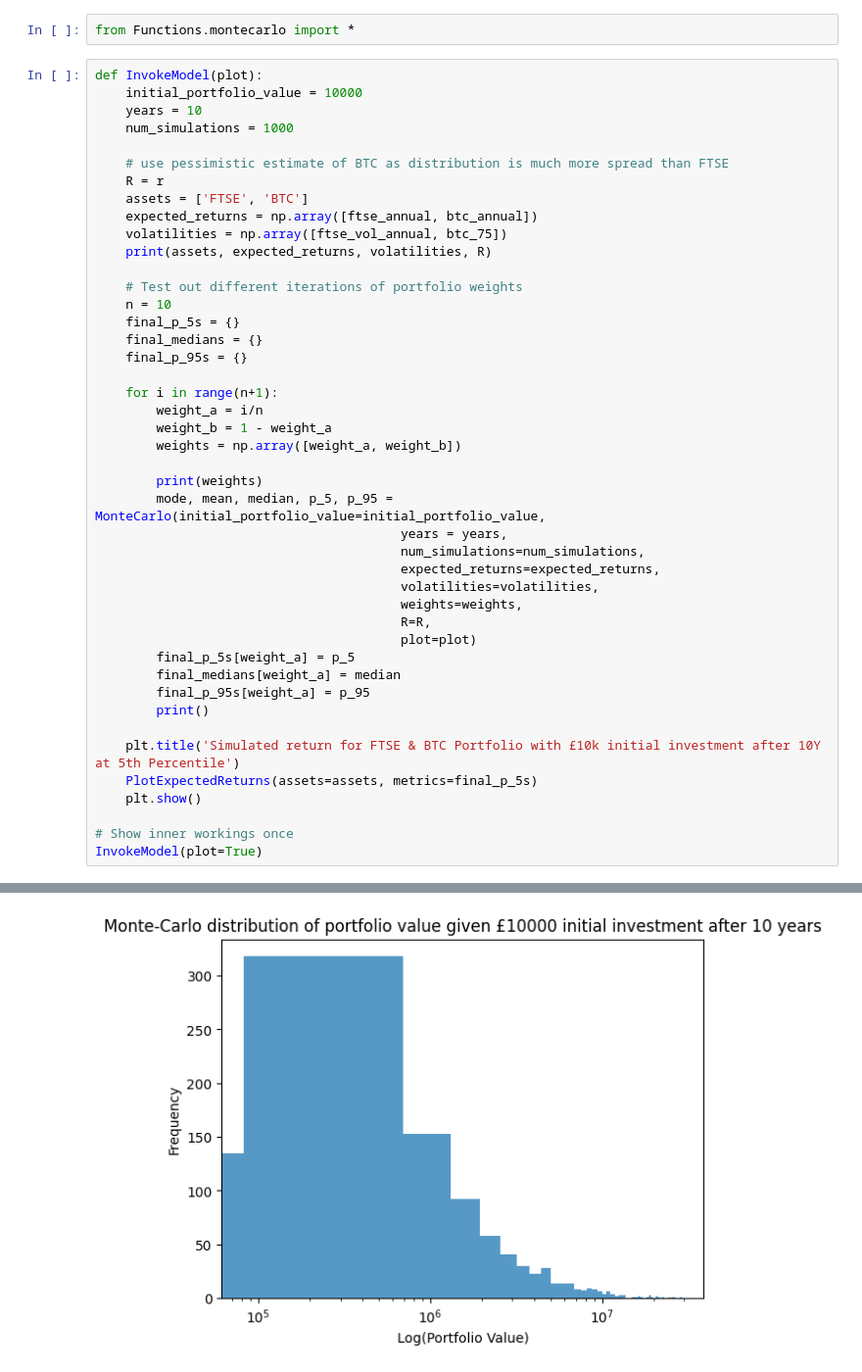
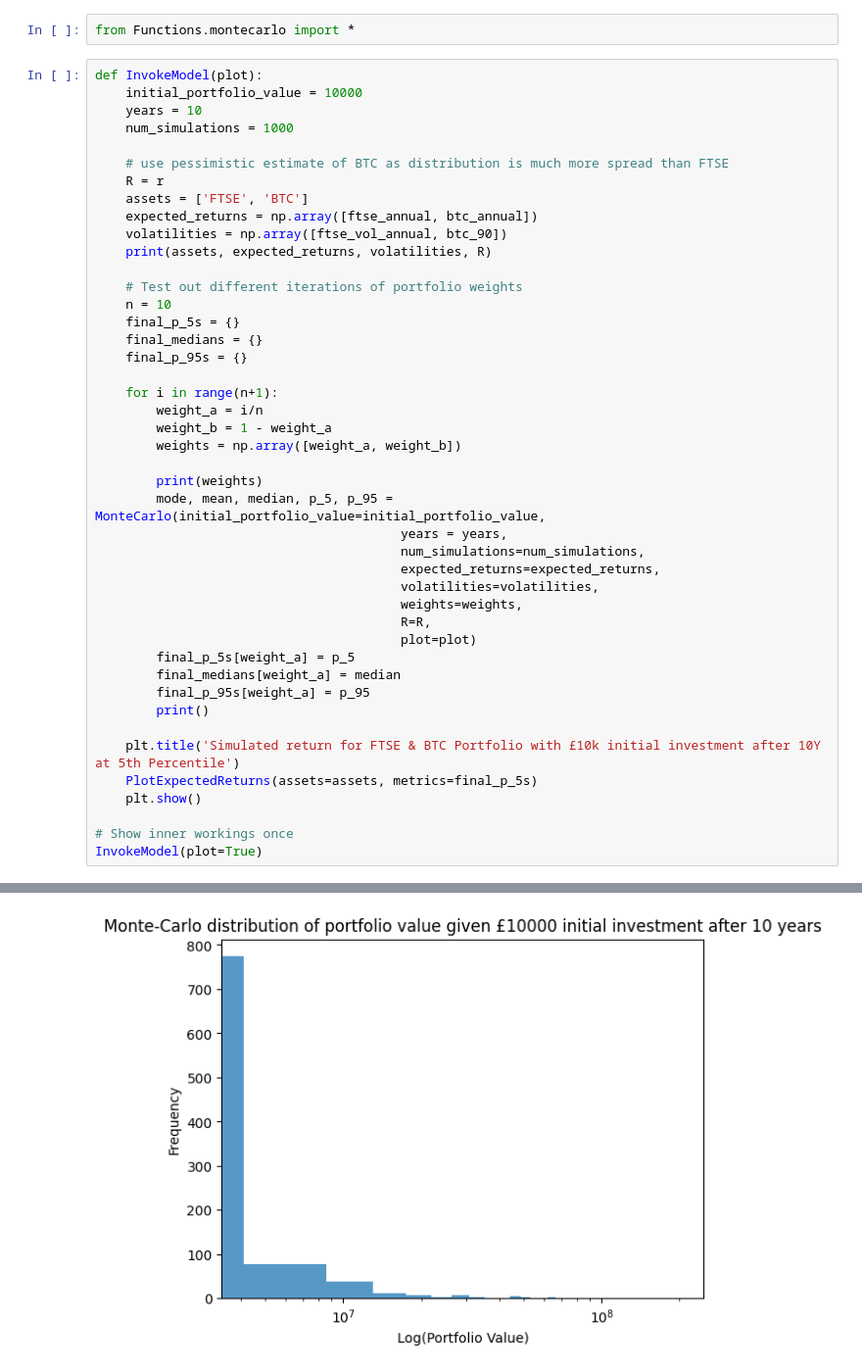
Before and after one commit to JoysGitHubPortfolio/SecuritiesModelling, a Jupyter notebook: Answers/Strategy.ipynb, the cells around one changed output, grey strips where cells are left out. Shown at 98% size. Drawn from its saved outputs; the diff is of its cells as text.

```diff
--- a/Answers/Strategy.ipynb
+++ b/Answers/Strategy.ipynb
@@ -75,7 +75,7 @@ def InvokeModel(plot):
     R = r
     assets = ['FTSE', 'BTC']
     expected_returns = np.array([ftse_annual, btc_annual])
-    volatilities = np.array([ftse_vol_annual, btc_75])
+    volatilities = np.array([ftse_vol_annual, btc_90])
     print(assets, expected_returns, volatilities, R)
 
     # Test out different iterations of portfolio weights
@@ -121,2 +121,2 @@ Median final portfolio value: £829421.30
-[figure, old version]
+[figure, new version]
 [0.1 0.9]
```
Also changed, not shown: parts of 3 cells of this notebook, 1 other file.
